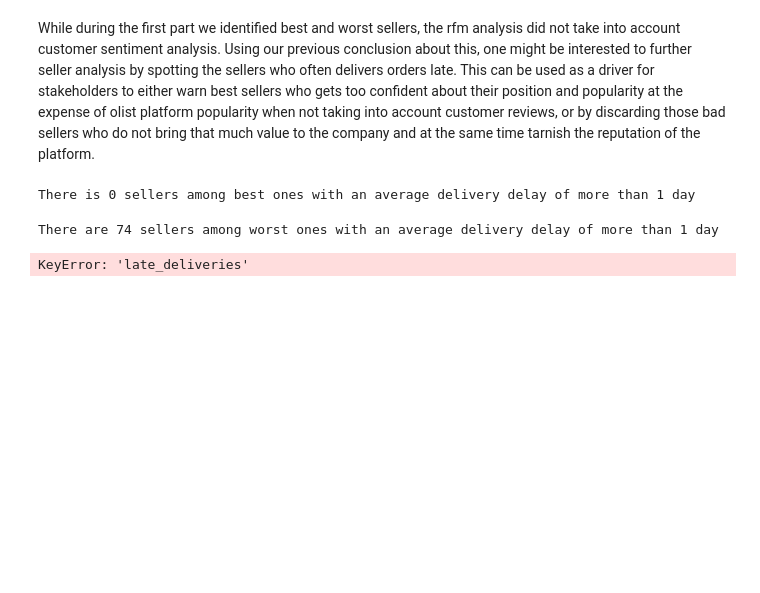
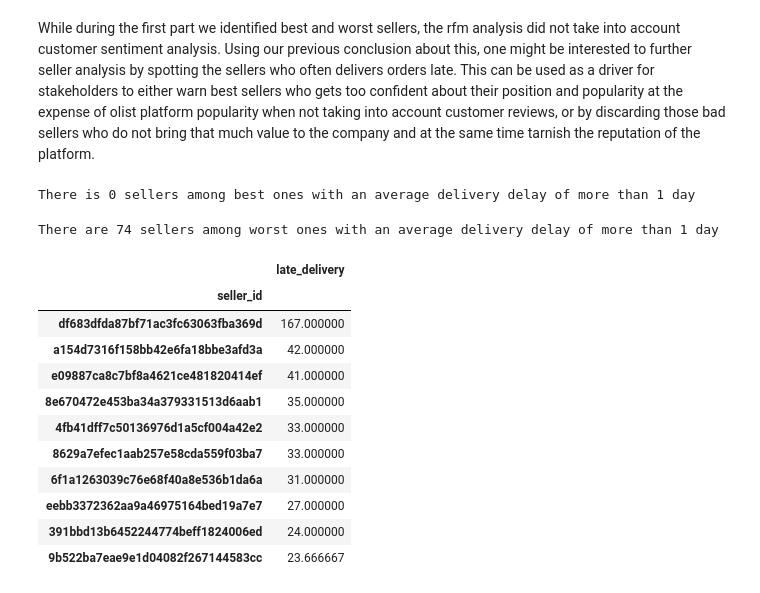
Before and after one commit to Mortiniera/brazilian-e-commerce, a Jupyter notebook: Sellers_RFM_analysis.ipynb, the cells around one changed output. Drawn from its saved outputs; the diff is of its cells as text; code cells hidden in the pictures; blank space fills up the shorter version.

```diff
--- a/Final_Code/Sellers_RFM_analysis.ipynb
+++ b/Sellers_RFM_analysis.ipynb
@@ -402,6 +400,17 @@ print('There are {} sellers among worst ones with an average delivery delay of m
 # %% [output]
 There are 74 sellers among worst ones with an average delivery delay of more than 1 day
 # %%
-late_delivers.sort_values(by='late_deliveries', ascending = False).head(10)
+late_delivers.sort_values(by='late_delivery', ascending = False).head(10)
 # %% [output]
-KeyError: 'late_deliveries'
+|  | late_delivery |
+| seller_id |  |
+| df683dfda87bf71ac3fc63063fba369d | 167.000000 |
+| a154d7316f158bb42e6fa18bbe3afd3a | 42.000000 |
+| e09887ca8c7bf8a4621ce481820414ef | 41.000000 |
+| 8e670472e453ba34a379331513d6aab1 | 35.000000 |
+| 4fb41dff7c50136976d1a5cf004a42e2 | 33.000000 |
+| 8629a7efec1aab257e58cda559f03ba7 | 33.000000 |
+| 6f1a1263039c76e68f40a8e536b1da6a | 31.000000 |
+| eebb3372362aa9a46975164bed19a7e7 | 27.000000 |
+| 391bbd13b6452244774beff1824006ed | 24.000000 |
+| 9b522ba7eae9e1d04082f267144583cc | 23.666667 |
```
Also changed, not shown: parts of 3 cells of this notebook, 21 other files.
